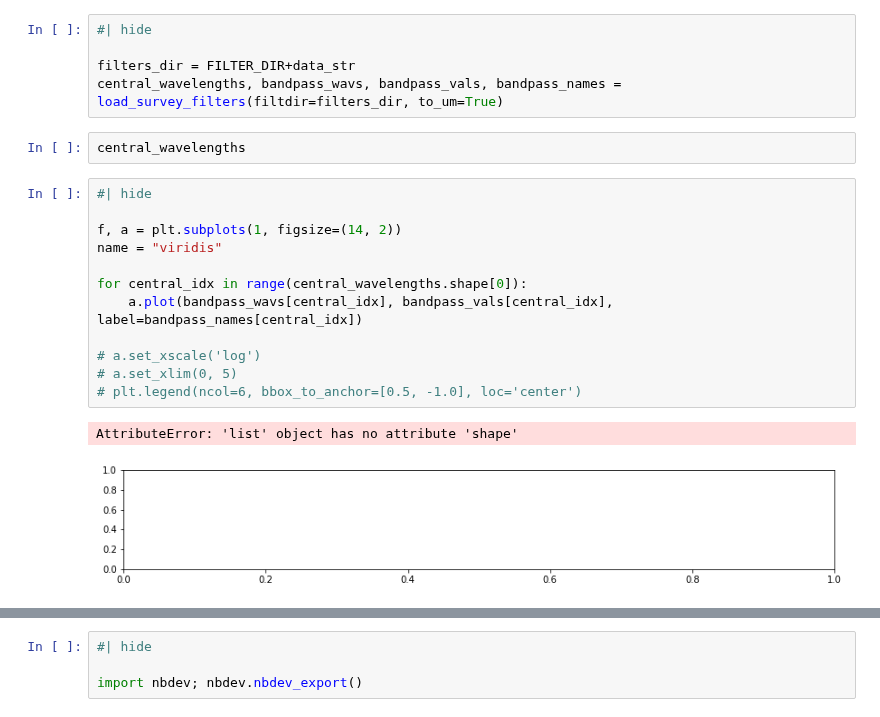
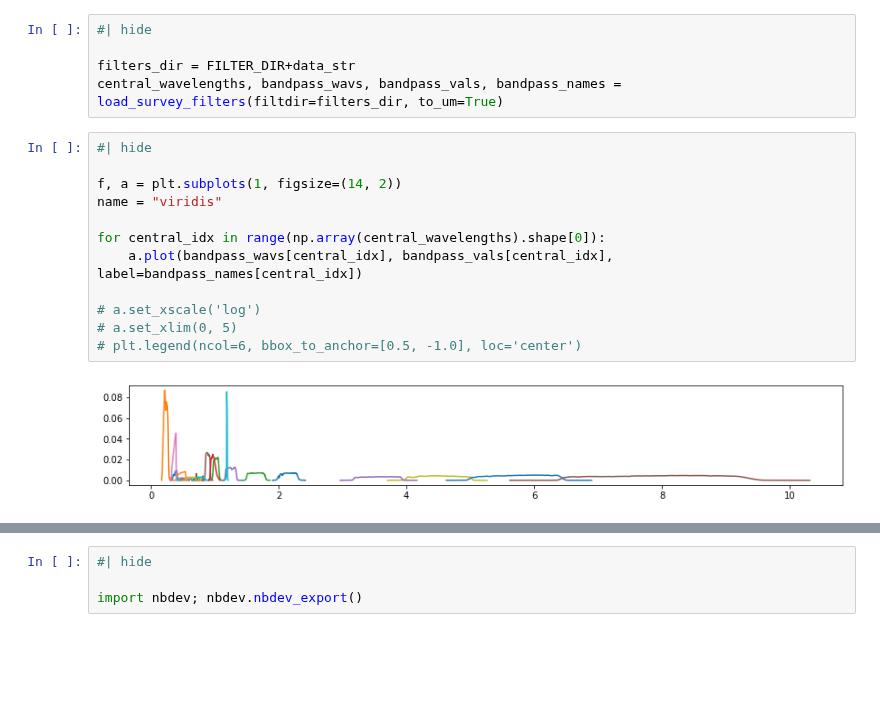
Before and after one commit to nesar/watercolor, a Jupyter notebook: nbs/06_filter_convolve.ipynb, the cells around one changed output, grey strips where cells are left out. Saved outputs shown, nothing was run; the diff lists cells and outputs as text; blank space fills up the shorter version.

```diff
--- a/nbs/06_filter_convolve.ipynb
+++ b/nbs/06_filter_convolve.ipynb
@@ -242,23 +242,20 @@ def sed_to_mock_phot(central_wavelengths, sed_um_wave, sed_mJy_flux,
 
 filters_dir = FILTER_DIR+data_str
 central_wavelengths, bandpass_wavs, bandpass_vals, bandpass_names = load_survey_filters(filtdir=filters_dir, to_um=True)
-# %%
-central_wavelengths
 # %%
 #| hide
 
 f, a = plt.subplots(1, figsize=(14, 2))
 name = "viridis"
 
-for central_idx in range(central_wavelengths.shape[0]):
+for central_idx in range(np.array(central_wavelengths).shape[0]):
     a.plot(bandpass_wavs[central_idx], bandpass_vals[central_idx], label=bandpass_names[central_idx])
 
 # a.set_xscale('log')
 # a.set_xlim(0, 5)
 # plt.legend(ncol=6, bbox_to_anchor=[0.5, -1.0], loc='center')
 # %% [output]
-AttributeError: 'list' object has no attribute 'shape'
-[figure, old version]
+[figure, new version]
 # %%
 #| hide
 
```
Also changed, not shown: parts of 1 cell of this notebook.
